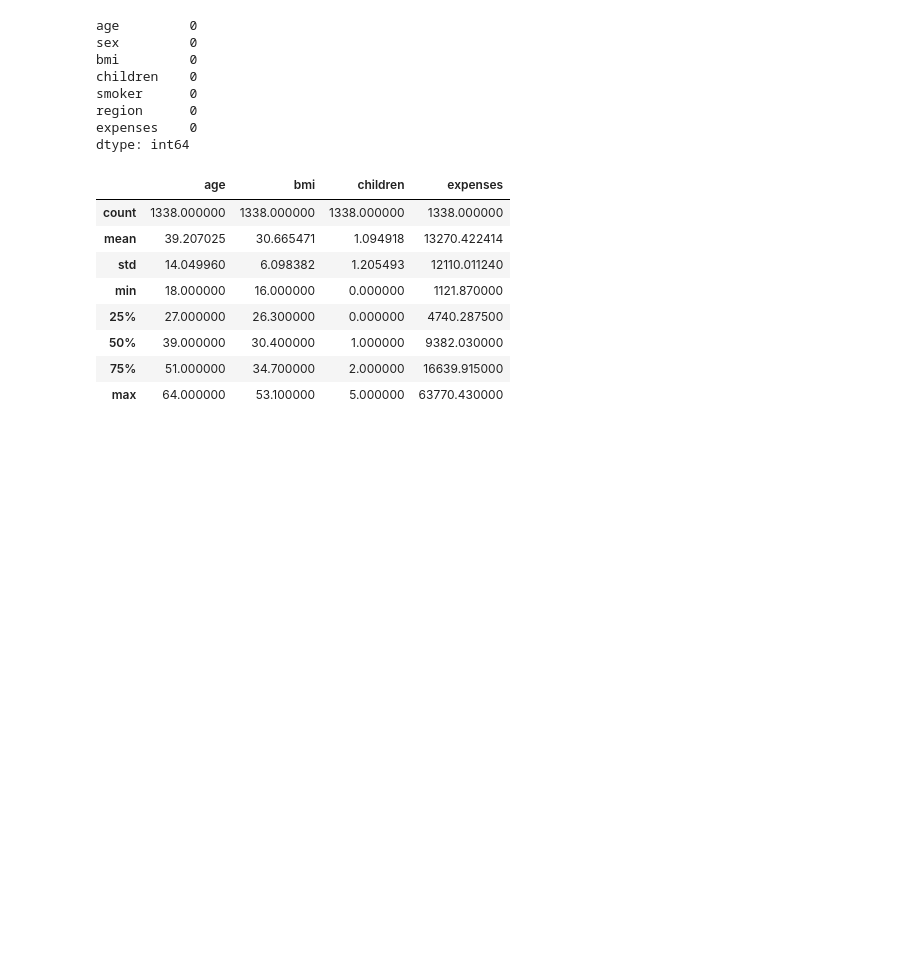
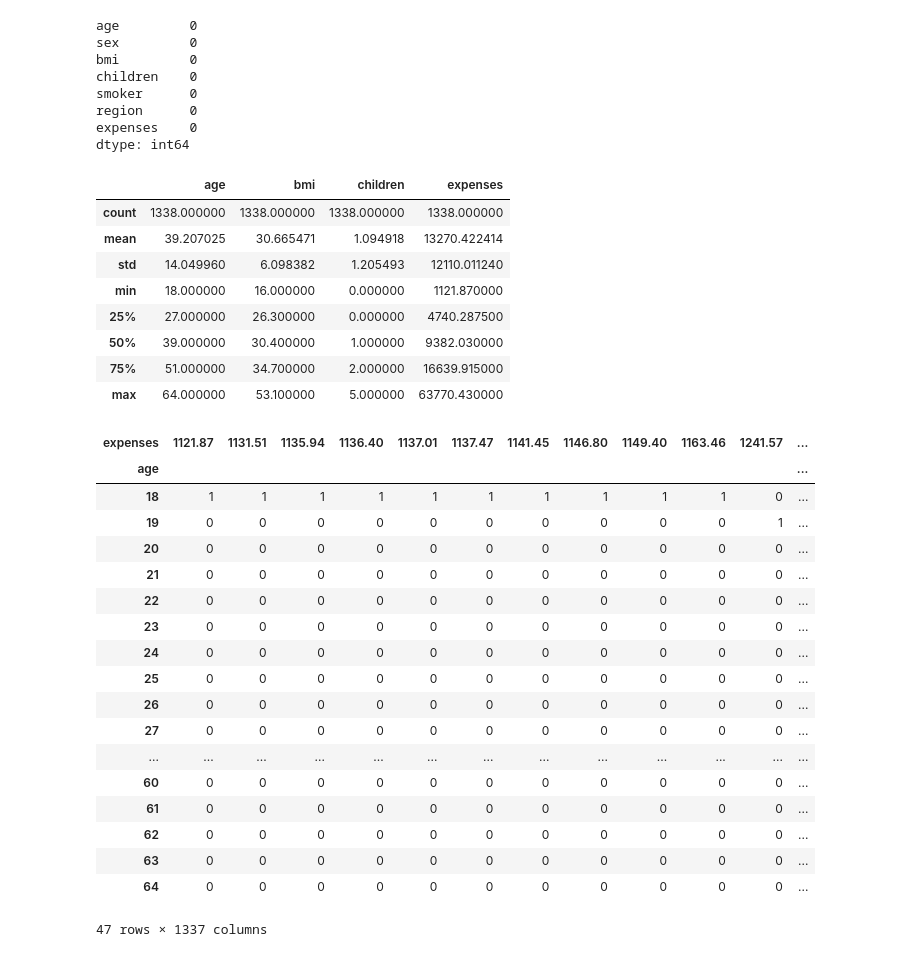
Before and after one commit to Axl11475581/FreeCodeCamp-Tensor-Flow-Repo, a Jupyter notebook: fcc_predict_health_costs_with_regression.ipynb, the cells around one changed output. Drawn from its saved outputs; the diff is of its cells as text; code cells hidden in the pictures; blank space fills up the shorter version.

```diff
--- a/fcc_predict_health_costs_with_regression.ipynb
+++ b/fcc_predict_health_costs_with_regression.ipynb
@@ -129,6 +129,29 @@ dataset.describe()
 | 50% | 39.000000 | 30.400000 | 1.000000 | 9382.030000 |
 | 75% | 51.000000 | 34.700000 | 2.000000 | 16639.915000 |
 | max | 64.000000 | 53.100000 | 5.000000 | 63770.430000 |
+# %%
+# Insurance compare to age
+pd.crosstab(dataset.age, dataset.expenses)
+# %% [output]
+| expenses | 1121.87 | 1131.51 | 1135.94 | 1136.40 | 1137.01 | 1137.47 | 1141.45 | 1146.80 | 1149.40 | 1163.46 | 1241.57 | ... |
+| age |  |  |  |  |  |  |  |  |  |  |  | ... |
+| 18 | 1 | 1 | 1 | 1 | 1 | 1 | 1 | 1 | 1 | 1 | 0 | ... |
+| 19 | 0 | 0 | 0 | 0 | 0 | 0 | 0 | 0 | 0 | 0 | 1 | ... |
+| 20 | 0 | 0 | 0 | 0 | 0 | 0 | 0 | 0 | 0 | 0 | 0 | ... |
+| 21 | 0 | 0 | 0 | 0 | 0 | 0 | 0 | 0 | 0 | 0 | 0 | ... |
+| 22 | 0 | 0 | 0 | 0 | 0 | 0 | 0 | 0 | 0 | 0 | 0 | ... |
+| 23 | 0 | 0 | 0 | 0 | 0 | 0 | 0 | 0 | 0 | 0 | 0 | ... |
+| 24 | 0 | 0 | 0 | 0 | 0 | 0 | 0 | 0 | 0 | 0 | 0 | ... |
+| 25 | 0 | 0 | 0 | 0 | 0 | 0 | 0 | 0 | 0 | 0 | 0 | ... |
+| 26 | 0 | 0 | 0 | 0 | 0 | 0 | 0 | 0 | 0 | 0 | 0 | ... |
+| 27 | 0 | 0 | 0 | 0 | 0 | 0 | 0 | 0 | 0 | 0 | 0 | ... |
+| ... | ... | ... | ... | ... | ... | ... | ... | ... | ... | ... | ... | ... |
+| 60 | 0 | 0 | 0 | 0 | 0 | 0 | 0 | 0 | 0 | 0 | 0 | ... |
+| 61 | 0 | 0 | 0 | 0 | 0 | 0 | 0 | 0 | 0 | 0 | 0 | ... |
+| 62 | 0 | 0 | 0 | 0 | 0 | 0 | 0 | 0 | 0 | 0 | 0 | ... |
+| 63 | 0 | 0 | 0 | 0 | 0 | 0 | 0 | 0 | 0 | 0 | 0 | ... |
+| 64 | 0 | 0 | 0 | 0 | 0 | 0 | 0 | 0 | 0 | 0 | 0 | ... |
+47 rows × 1337 columns
 # %%
 # RUN THIS CELL TO TEST YOUR MODEL. DO NOT MODIFY CONTENTS.
 # Test model by checking how well the model generalizes using the test set.
```
